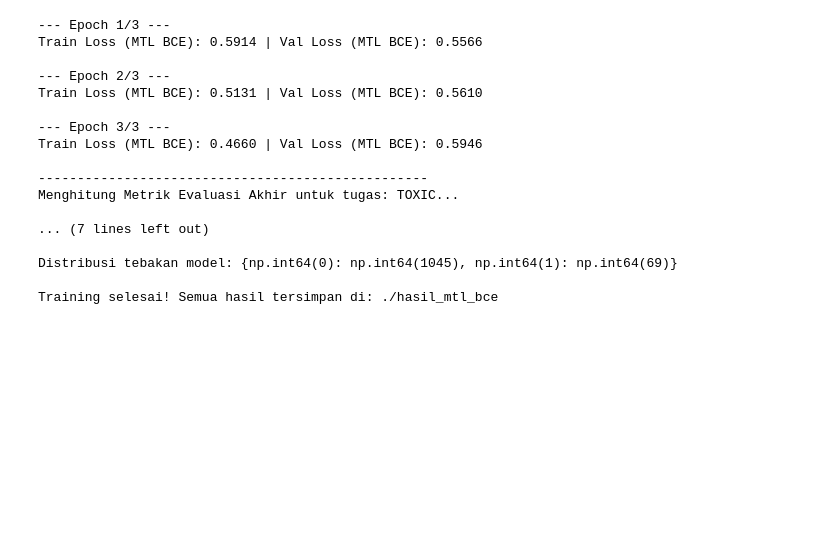
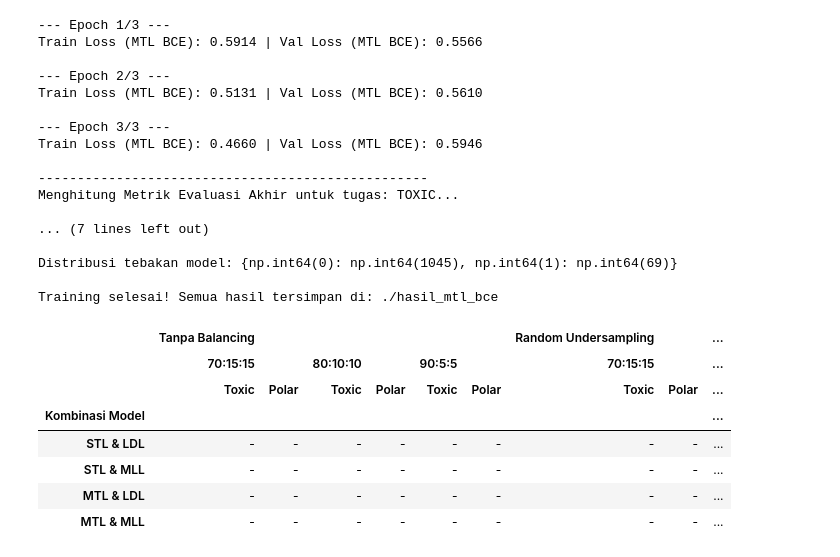
Before and after one commit to sultandaris/DARIS, a Jupyter notebook: MTL_MLL_TOXIC.ipynb, the cells around one changed output. Cells and saved outputs as stored; diff of their text form; code cells hidden in the pictures; blank space fills up the shorter version.

```diff
--- a/MTL_MLL_TOXIC.ipynb
+++ b/MTL_MLL_TOXIC.ipynb
@@ -1243,3 +1243,42 @@ Menghitung Metrik Evaluasi Akhir untuk tugas: TOXIC...
 Distribusi tebakan model: {np.int64(0): np.int64(1045), np.int64(1): np.int64(69)}
 
 Training selesai! Semua hasil tersimpan di: ./hasil_mtl_bce
+# %%
+import pandas as pd
+import numpy as np
+
+# Membuat tingkat kolom (MultiIndex)
+kolom = pd.MultiIndex.from_tuples([
+    ('Tanpa Balancing', '70:15:15', 'Toxic'),
+    ('Tanpa Balancing', '70:15:15', 'Polar'),
+    ('Tanpa Balancing', '80:10:10', 'Toxic'),
+    ('Tanpa Balancing', '80:10:10', 'Polar'),
+    ('Tanpa Balancing', '90:5:5', 'Toxic'),
+    ('Tanpa Balancing', '90:5:5', 'Polar'),
+    ('Random Undersampling', '70:15:15', 'Toxic'),
+    ('Random Undersampling', '70:15:15', 'Polar'),
+    ('Random Undersampling', '80:10:10', 'Toxic'),
+    ('Random Undersampling', '80:10:10', 'Polar'),
+    ('Random Undersampling', '90:5:5', 'Toxic'),
+    ('Random Undersampling', '90:5:5', 'Polar')
+])
+
+# Membuat nama baris model
+baris = ['STL & LDL', 'STL & MLL', 'MTL & LDL', 'MTL & MLL']
+
+# Membuat DataFrame dengan isi awal '-'
+data = np.full((len(baris), len(kolom)), '-')
+df = pd.DataFrame(data, index=baris, columns=kolom)
+df.index.name = 'Kombinasi Model'
+
+# Menampilkan tabel
+display(df)
+# %% [output]
+|  | Tanpa Balancing |  |  |  |  |  | Random Undersampling |  | ... |
+|  | 70:15:15 |  | 80:10:10 |  | 90:5:5 |  | 70:15:15 |  | ... |
+|  | Toxic | Polar | Toxic | Polar | Toxic | Polar | Toxic | Polar | ... |
+| Kombinasi Model |  |  |  |  |  |  |  |  | ... |
+| STL & LDL | - | - | - | - | - | - | - | - | ... |
+| STL & MLL | - | - | - | - | - | - | - | - | ... |
+| MTL & LDL | - | - | - | - | - | - | - | - | ... |
+| MTL & MLL | - | - | - | - | - | - | - | - | ... |
```
Also changed, not shown: 4 other files.
